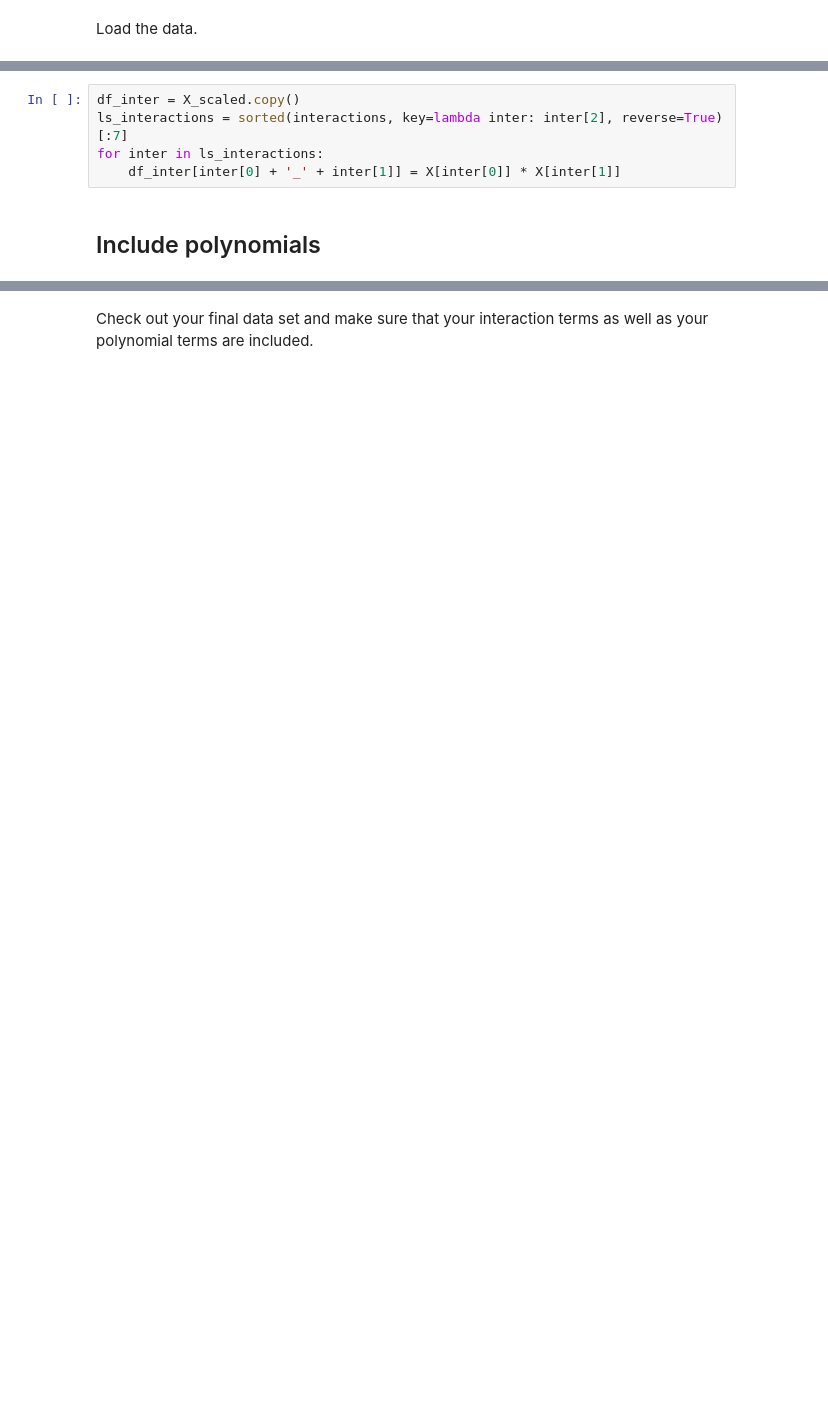
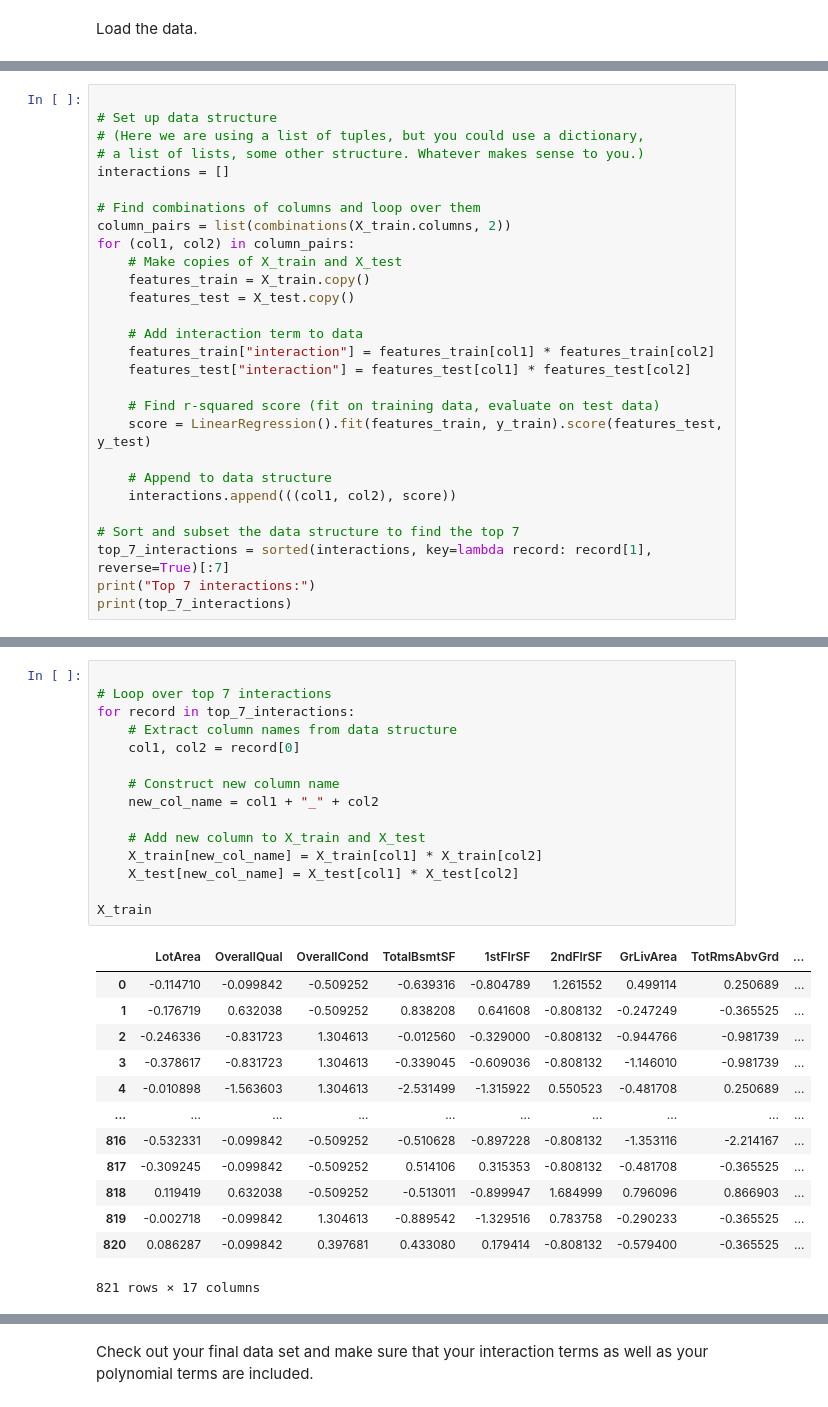
Before and after one commit to learn-co-curriculum/dsc-extensions-to-linear-models-lab, a Jupyter notebook: index.ipynb, the cells around one changed output, grey strips where cells are left out. Drawn from its saved outputs; the diff is of its cells as text; blank space fills up the shorter version.

```diff
--- a/index.ipynb
+++ b/index.ipynb
@@ -82,0 +108,28 @@ Top 7 interactions: [('OverallQual', 'TotRmsAbvGrd', 0.77), ('OverallQual', 'Gar
+# %%
+
+# Set up data structure
+# (Here we are using a list of tuples, but you could use a dictionary,
+# a list of lists, some other structure. Whatever makes sense to you.)
+interactions = []
+
+# Find combinations of columns and loop over them
+column_pairs = list(combinations(X_train.columns, 2))
+for (col1, col2) in column_pairs:
+    # Make copies of X_train and X_test
+    features_train = X_train.copy()
+    features_test = X_test.copy()
+
+    # Add interaction term to data
+    features_train["interaction"] = features_train[col1] * features_train[col2]
+    features_test["interaction"] = features_test[col1] * features_test[col2]
+
+    # Find r-squared score (fit on training data, evaluate on test data)
+    score = LinearRegression().fit(features_train, y_train).score(features_test, y_test)
+
+    # Append to data structure
+    interactions.append(((col1, col2), score))
+
+# Sort and subset the data structure to find the top 7
+top_7_interactions = sorted(interactions, key=lambda record: record[1], reverse=True)[:7]
+print("Top 7 interactions:")
+print(top_7_interactions)
@@ -85,8 +143,30 @@ Write code to include the 7 most important interactions in your data set by addi
-# %%
-df_inter = X_scaled.copy()
-ls_interactions = sorted(interactions, key=lambda inter: inter[2], reverse=True)[:7]
-for inter in ls_interactions:
-    df_inter[inter[0] + '_' + inter[1]] = X[inter[0]] * X[inter[1]]
-# %% [markdown]
-## Include polynomials
+# %%
+
+# Loop over top 7 interactions
+for record in top_7_interactions:
+    # Extract column names from data structure
+    col1, col2 = record[0]
+
+    # Construct new column name
+    new_col_name = col1 + "_" + col2
+
+    # Add new column to X_train and X_test
+    X_train[new_col_name] = X_train[col1] * X_train[col2]
+    X_test[new_col_name] = X_test[col1] * X_test[col2]
+
+X_train
+# %% [output]
+|  | LotArea | OverallQual | OverallCond | TotalBsmtSF | 1stFlrSF | 2ndFlrSF | GrLivArea | TotRmsAbvGrd | ... |
+| 0 | -0.114710 | -0.099842 | -0.509252 | -0.639316 | -0.804789 | 1.261552 | 0.499114 | 0.250689 | ... |
+| 1 | -0.176719 | 0.632038 | -0.509252 | 0.838208 | 0.641608 | -0.808132 | -0.247249 | -0.365525 | ... |
+| 2 | -0.246336 | -0.831723 | 1.304613 | -0.012560 | -0.329000 | -0.808132 | -0.944766 | -0.981739 | ... |
+| 3 | -0.378617 | -0.831723 | 1.304613 | -0.339045 | -0.609036 | -0.808132 | -1.146010 | -0.981739 | ... |
+| 4 | -0.010898 | -1.563603 | 1.304613 | -2.531499 | -1.315922 | 0.550523 | -0.481708 | 0.250689 | ... |
+| ... | ... | ... | ... | ... | ... | ... | ... | ... | ... |
+| 816 | -0.532331 | -0.099842 | -0.509252 | -0.510628 | -0.897228 | -0.808132 | -1.353116 | -2.214167 | ... |
+| 817 | -0.309245 | -0.099842 | -0.509252 | 0.514106 | 0.315353 | -0.808132 | -0.481708 | -0.365525 | ... |
+| 818 | 0.119419 | 0.632038 | -0.509252 | -0.513011 | -0.899947 | 1.684999 | 0.796096 | 0.866903 | ... |
+| 819 | -0.002718 | -0.099842 | 1.304613 | -0.889542 | -1.329516 | 0.783758 | -0.290233 | -0.365525 | ... |
+| 820 | 0.086287 | -0.099842 | 0.397681 | 0.433080 | 0.179414 | -0.808132 | -0.579400 | -0.365525 | ... |
+821 rows × 17 columns
 # %% [markdown]
```
Also changed, not shown: parts of 65 cells of this notebook, 2 other files.
